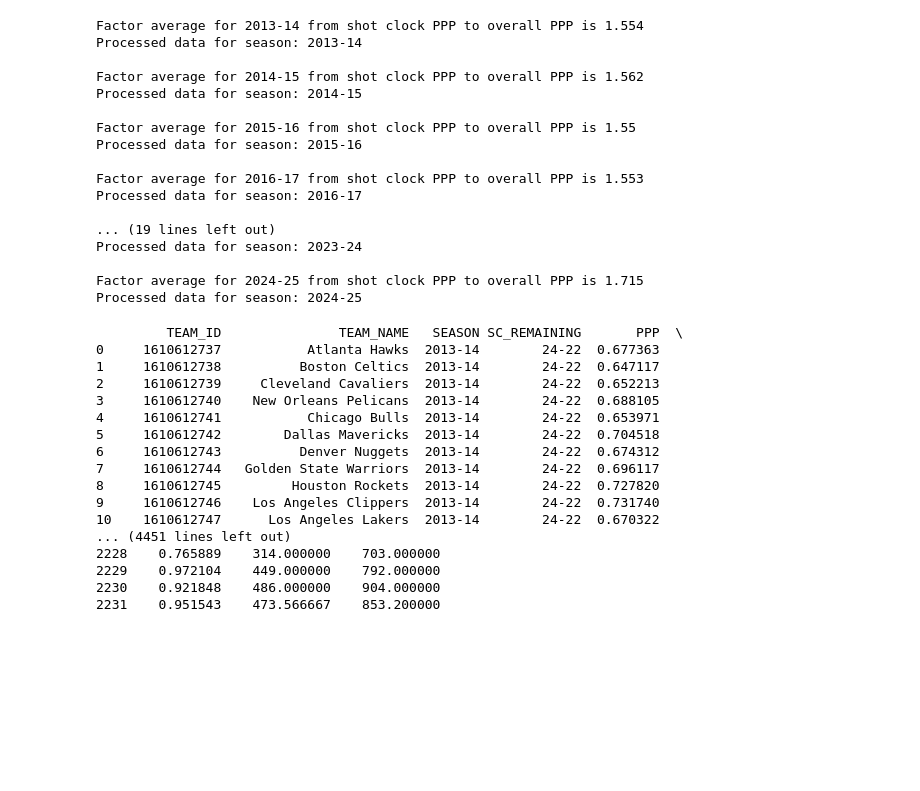
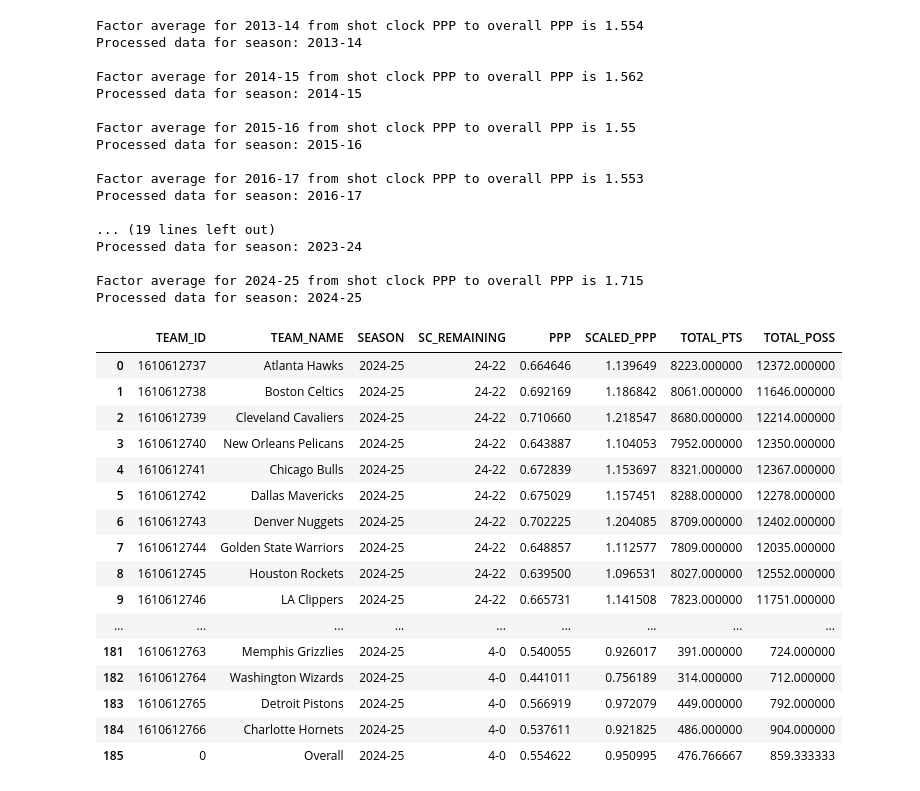
Before and after one commit to beckettsanderson/Turnover-Impact, a Jupyter notebook: Shot Clock PPP.ipynb, the cells around one changed output. Cells and saved outputs as stored; diff of their text form; code cells hidden in the pictures; blank space fills up the shorter version.

Commit message:
Reorganize shot_clock_ppp data files by year

```diff
--- a/Shot Clock PPP.ipynb
+++ b/Shot Clock PPP.ipynb
@@ -110,7 +110,6 @@ def aggregate_shot_clock_data(shot_clock_dfs, shot_clock_lst):
 # %% [markdown]
 ## Loop through years to get data for each
 # %%
-all_df_lst = []
 cols = ['TEAM_ID', 'TEAM_NAME', 'SEASON', 'SC_REMAINING', 'PPP', 'SCALED_PPP', 'TOTAL_PTS', 'TOTAL_POSS']
 
 # Loop through each year from 2013-14 to 2024-25
@@ -162,15 +161,14 @@ for i in range (13, 25):
         season_dfs.append(temp_df)
 
     # Concatenate dataframes for season and add season column
-    final_season_df = pd.concat(season_dfs)
+    final_season_df = pd.concat(season_dfs).reset_index(drop=True)
     final_season_df['SEASON'] = season
-    all_df_lst.append(final_season_df)
+    final_season_df = final_season_df[cols]
+
+    # Save DataFrame to folder
+    final_season_df.to_csv(f'data/shot_clock_ppp/shot_clock_ppp_20{i}_{i+1}.csv')
 
     print(f"Processed data for season: {season}\n")
-
-# Concatenate dataframes for all time and add season column
-final_df = pd.concat(all_df_lst).reset_index(drop=True)
-final_df = final_df[cols]
 # %% [output]
 Factor average for 2013-14 from shot clock PPP to overall PPP is 1.554
 Processed data for season: 2013-14
@@ -190,22 +188,22 @@ Processed data for season: 2023-24
 Factor average for 2024-25 from shot clock PPP to overall PPP is 1.715
 Processed data for season: 2024-25
 # %%
-final_df
+final_season_df
 # %% [output]
-         TEAM_ID               TEAM_NAME   SEASON SC_REMAINING       PPP  \
-0     1610612737           Atlanta Hawks  2013-14        24-22  0.677363
-1     1610612738          Boston Celtics  2013-14        24-22  0.647117
-2     1610612739     Cleveland Cavaliers  2013-14        24-22  0.652213
-3     1610612740    New Orleans Pelicans  2013-14        24-22  0.688105
-4     1610612741           Chicago Bulls  2013-14        24-22  0.653971
-5     1610612742        Dallas Mavericks  2013-14        24-22  0.704518
-6     1610612743          Denver Nuggets  2013-14        24-22  0.674312
-7     1610612744   Golden State Warriors  2013-14        24-22  0.696117
-8     1610612745         Houston Rockets  2013-14        24-22  0.727820
-9     1610612746    Los Angeles Clippers  2013-14        24-22  0.731740
-10    1610612747      Los Angeles Lakers  2013-14        24-22  0.670322
-... (4451 lines left out)
-2228    0.765889    314.000000    703.000000
-2229    0.972104    449.000000    792.000000
-2230    0.921848    486.000000    904.000000
-2231    0.951543    473.566667    853.200000
+|  | TEAM_ID | TEAM_NAME | SEASON | SC_REMAINING | PPP | SCALED_PPP | TOTAL_PTS | TOTAL_POSS |
+| 0 | 1610612737 | Atlanta Hawks | 2024-25 | 24-22 | 0.664646 | 1.139649 | 8223.000000 | 12372.000000 |
+| 1 | 1610612738 | Boston Celtics | 2024-25 | 24-22 | 0.692169 | 1.186842 | 8061.000000 | 11646.000000 |
+| 2 | 1610612739 | Cleveland Cavaliers | 2024-25 | 24-22 | 0.710660 | 1.218547 | 8680.000000 | 12214.000000 |
+| 3 | 1610612740 | New Orleans Pelicans | 2024-25 | 24-22 | 0.643887 | 1.104053 | 7952.000000 | 12350.000000 |
+| 4 | 1610612741 | Chicago Bulls | 2024-25 | 24-22 | 0.672839 | 1.153697 | 8321.000000 | 12367.000000 |
+| 5 | 1610612742 | Dallas Mavericks | 2024-25 | 24-22 | 0.675029 | 1.157451 | 8288.000000 | 12278.000000 |
+| 6 | 1610612743 | Denver Nuggets | 2024-25 | 24-22 | 0.702225 | 1.204085 | 8709.000000 | 12402.000000 |
+| 7 | 1610612744 | Golden State Warriors | 2024-25 | 24-22 | 0.648857 | 1.112577 | 7809.000000 | 12035.000000 |
+| 8 | 1610612745 | Houston Rockets | 2024-25 | 24-22 | 0.639500 | 1.096531 | 8027.000000 | 12552.000000 |
+| 9 | 1610612746 | LA Clippers | 2024-25 | 24-22 | 0.665731 | 1.141508 | 7823.000000 | 11751.000000 |
+| ... | ... | ... | ... | ... | ... | ... | ... | ... |
+| 181 | 1610612763 | Memphis Grizzlies | 2024-25 | 4-0 | 0.540055 | 0.926017 | 391.000000 | 724.000000 |
+| 182 | 1610612764 | Washington Wizards | 2024-25 | 4-0 | 0.441011 | 0.756189 | 314.000000 | 712.000000 |
+| 183 | 1610612765 | Detroit Pistons | 2024-25 | 4-0 | 0.566919 | 0.972079 | 449.000000 | 792.000000 |
+| 184 | 1610612766 | Charlotte Hornets | 2024-25 | 4-0 | 0.537611 | 0.921825 | 486.000000 | 904.000000 |
+| 185 | 0 | Overall | 2024-25 | 4-0 | 0.554622 | 0.950995 | 476.766667 | 859.333333 |
```
Also changed, not shown: parts of 1 cell of this notebook, 13 other files.
